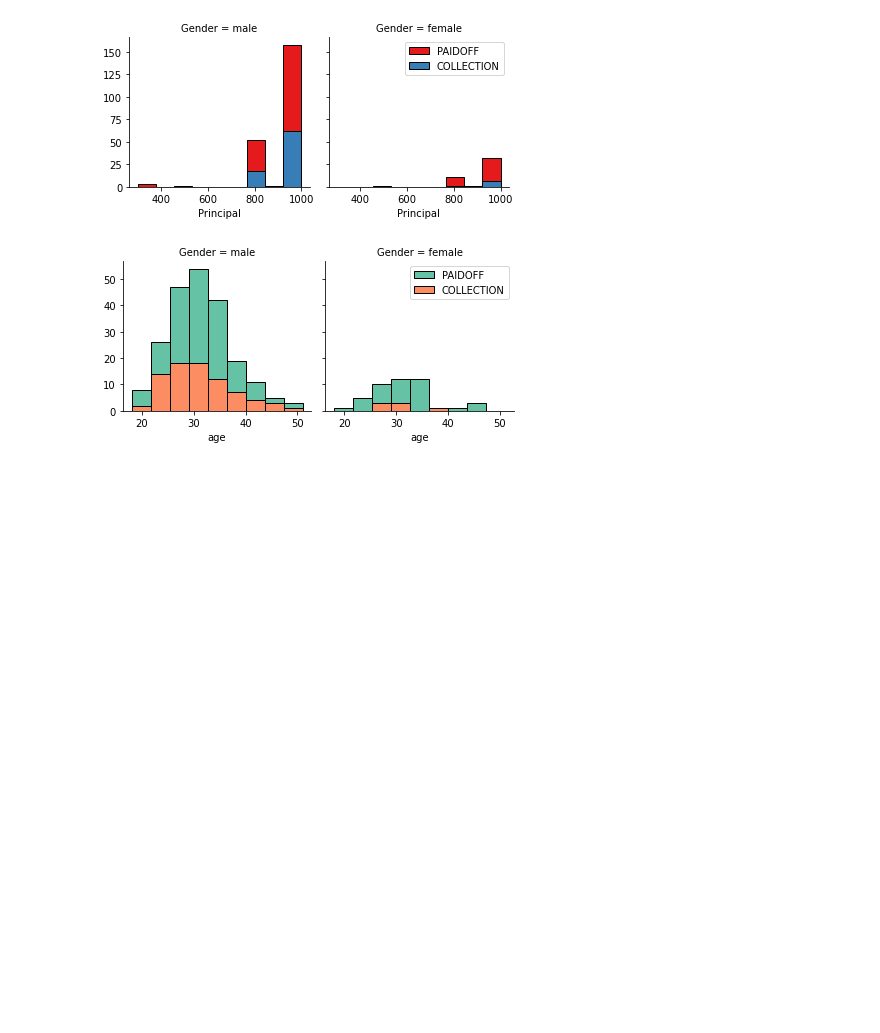
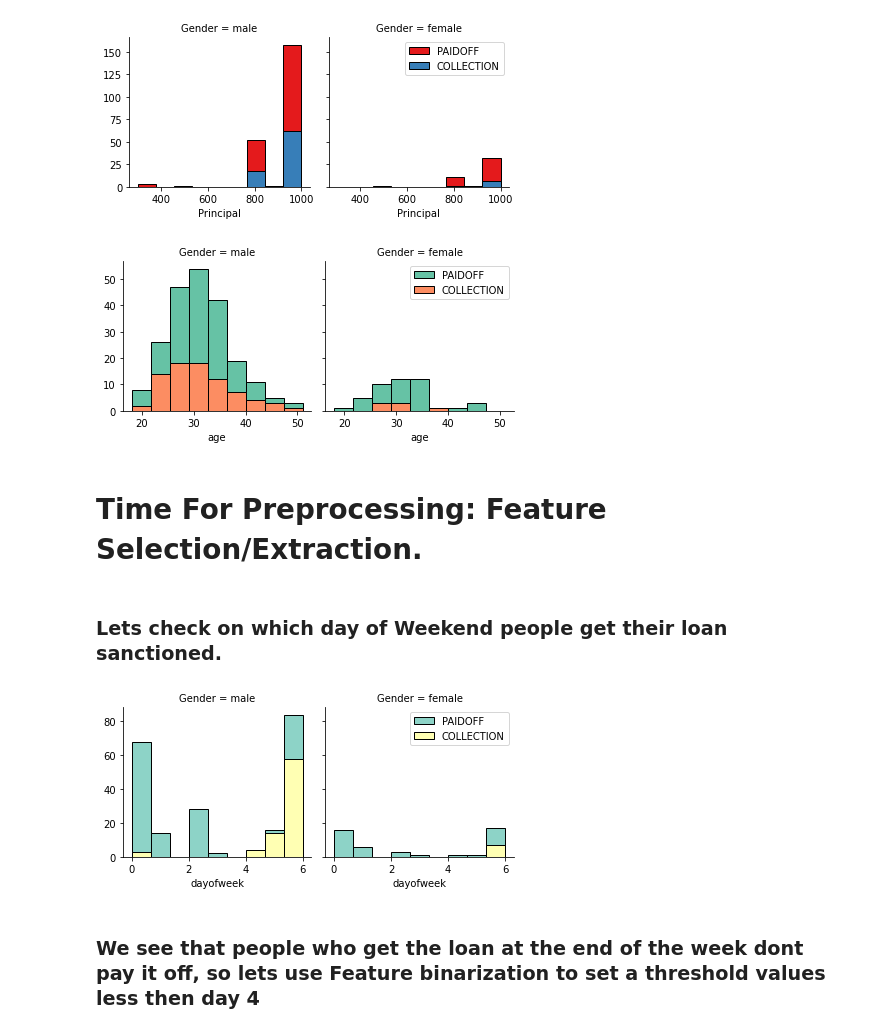
Before and after one commit to Pankaj740/Coursera_Capestone_project_mine, a Jupyter notebook: Coursera_Capestone_project.ipynb, the cells around one changed output. Drawn from its saved outputs; the diff is of its cells as text; code cells hidden in the pictures; blank space fills up the shorter version.

```diff
--- a/Coursera_Capestone_project.ipynb
+++ b/Coursera_Capestone_project.ipynb
@@ -129,3 +129,18 @@ g.axes[-1].legend()
 plt.show()
 # %% [output]
 [figure]
+# %% [markdown]
+# Time For Preprocessing: Feature Selection/Extraction.
+# %% [markdown]
+### Lets check on which day of Weekend people get their loan sanctioned.
+# %%
+df['dayofweek'] = df['effective_date'].dt.dayofweek
+bins=np.linspace(df.dayofweek.min(),df.dayofweek.max(),10)
+g=sns.FacetGrid(df,col='Gender',hue='loan_status',palette='Set3', col_wrap=2)
+g.map(plt.hist,'dayofweek',bins=bins,ec='k')
+g.axes[-1].legend()
+plt.show()
+# %% [output]
+[figure, added]
+# %% [markdown]
+### We see that people who get the loan at the end of the week dont pay it off, so lets use Feature binarization to set a threshold values less then day 4
```
Also changed, not shown: parts of 27 cells of this notebook.
